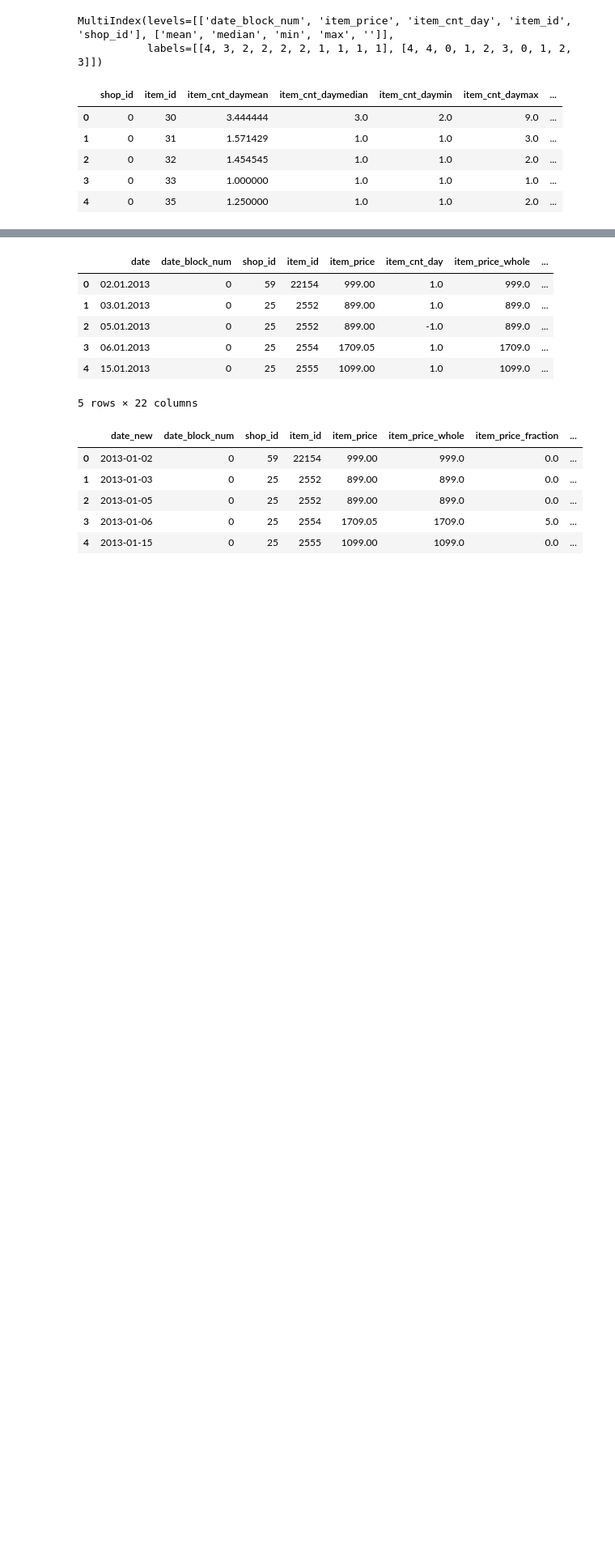
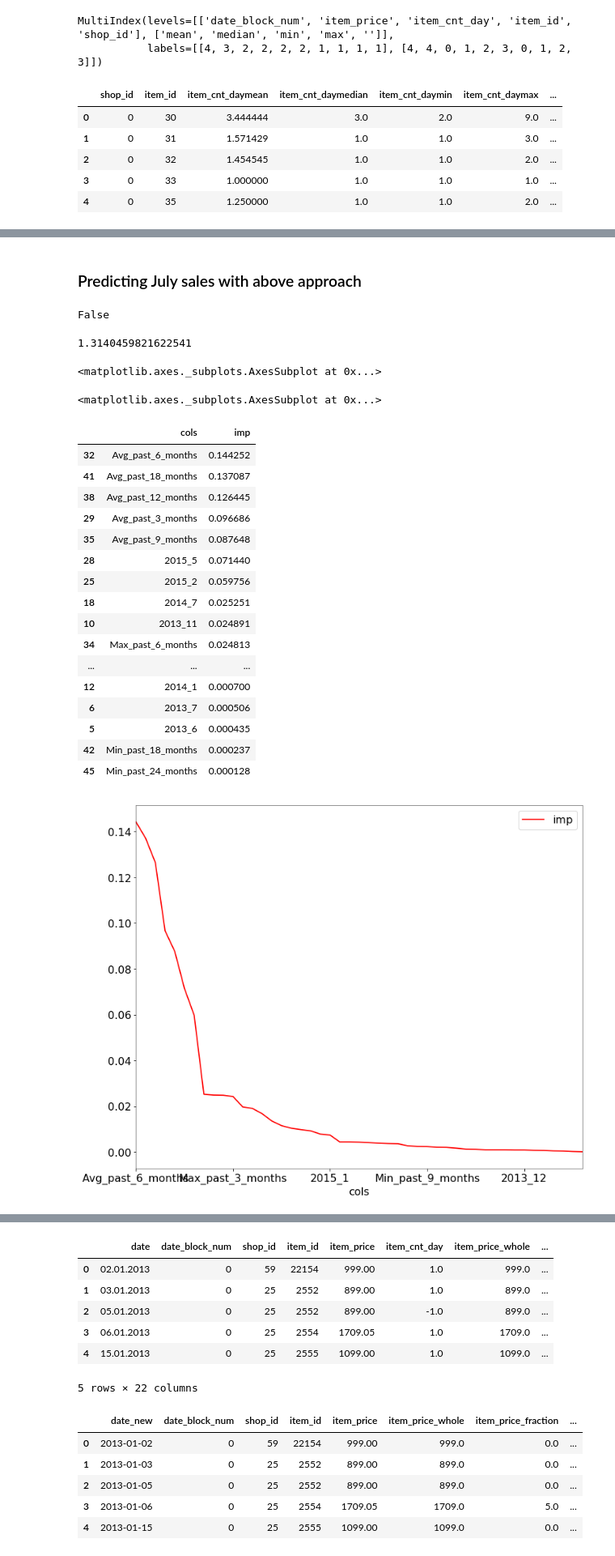
Before and after one commit to Chandrak1907/Kaggle_1, a Jupyter notebook: Sheet1.ipynb, the cells around one changed output, grey strips where cells are left out. Shown at 81% size. Cells and saved outputs as stored; diff of their text form; code cells hidden in the pictures; blank space fills up the shorter version.

```diff
--- a/Sheet1.ipynb
+++ b/Sheet1.ipynb
@@ -446,0 +710,13 @@ train_item_shop_categories.head()
+# %%
+def create_x_y(x_col1, x_col2, y_col):
+    y = Temp_Pivot1[y_col]
+    X =pd.concat([Temp_Pivot1.loc[:,'shop_id':'item_id'], Temp_Pivot1.loc[:,x_col1:x_col2]],axis=1)
+    X=derive_new(X)
+#     X = pd.merge(X,Agg_Df, how='inner', on =['shop_id','item_id'])
+#     X = pd.merge(X, dfs_merged[[ 'shop_id', 'item_id', 'item_name_codes', 'shop_name_codes',
+#        'item_category_name_codes']], how='inner', on =['shop_id','item_id'])
+    print(X.isnull().values.any())
+    X.drop(['shop_id','item_id'], axis=1, inplace=True)
+    return(X,y)
+# %%
+X,y = create_x_y('2013_1','2015_5','2015_6')
@@ -446,0 +725,16 @@ train_item_shop_categories.head()
+# %%
+from sklearn.ensemble import RandomForestRegressor
+from sklearn.model_selection import train_test_split
+from sklearn import metrics
+
+def build_rf_model(X,y):
+    X_train, X_valid, y_train, y_valid = train_test_split(X, y, test_size=0.2)
+    regr = RandomForestRegressor(n_estimators=80, min_samples_leaf=3, max_features=0.5, n_jobs=-1, oob_score=True)
+    regr.fit(X_train,y_train)
+    predictions = regr.predict(X_train)
+    print(np.sqrt(metrics.mean_squared_error(y_train,predictions)))
+    test_predictions = regr.predict(X_valid)
+    print(np.sqrt(metrics.mean_squared_error(y_valid, test_predictions)))
+    return(regr)
+# %%
+regr= build_rf_model(X,y)
@@ -446,0 +746,38 @@ train_item_shop_categories.head()
+# %% [markdown]
+### Predicting July sales with above approach
+# %%
+July_features,July_actual = create_x_y('2013_2','2015_6','2015_7')
+July_features = derive_new(July_features)
+July_predictions = regr.predict(July_features)
+July_Metric= np.sqrt(metrics.mean_squared_error(July_actual,July_predictions))
+July_Metric
+# %% [output]
+False
+1.3140459821622541
+# %%
+Feat_Imp= rf_feat_importance(regr,X)
+#As expected, most recent month as higher predictive power compared to other months. But some of the older months also have higher predictive power
+Feat_Imp.plot(x='cols',y='imp')
+Feat_Imp.sort_values('cols',ascending=False).plot(x='cols',y='imp')
+Feat_Imp
+# %% [output]
+<matplotlib.axes._subplots.AxesSubplot at 0x...>
+<matplotlib.axes._subplots.AxesSubplot at 0x...>
+|  | cols | imp |
+| 32 | Avg_past_6_months | 0.144252 |
+| 41 | Avg_past_18_months | 0.137087 |
+| 38 | Avg_past_12_months | 0.126445 |
+| 29 | Avg_past_3_months | 0.096686 |
+| 35 | Avg_past_9_months | 0.087648 |
+| 28 | 2015_5 | 0.071440 |
+| 25 | 2015_2 | 0.059756 |
+| 18 | 2014_7 | 0.025251 |
+| 10 | 2013_11 | 0.024891 |
+| 34 | Max_past_6_months | 0.024813 |
+| ... | ... | ... |
+| 12 | 2014_1 | 0.000700 |
+| 6 | 2013_7 | 0.000506 |
+| 5 | 2013_6 | 0.000435 |
+| 42 | Min_past_18_months | 0.000237 |
+| 45 | Min_past_24_months | 0.000128 |
+[figure, added]
```
Also changed, not shown: parts of 111 cells of this notebook, 1 other file.
